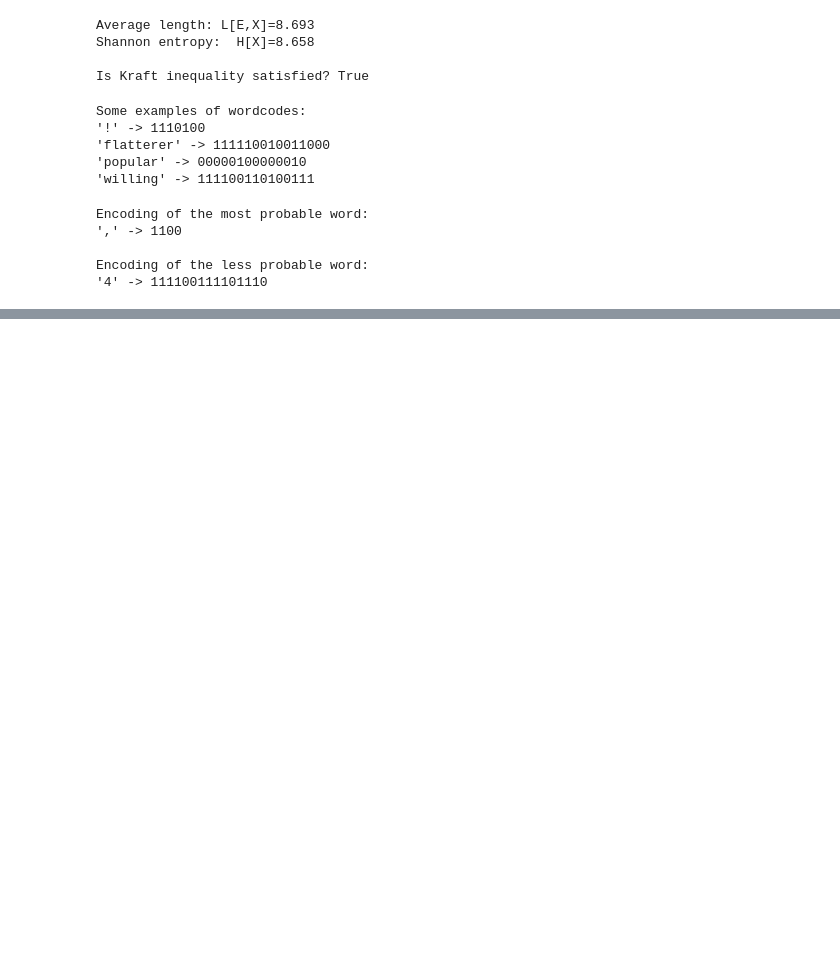
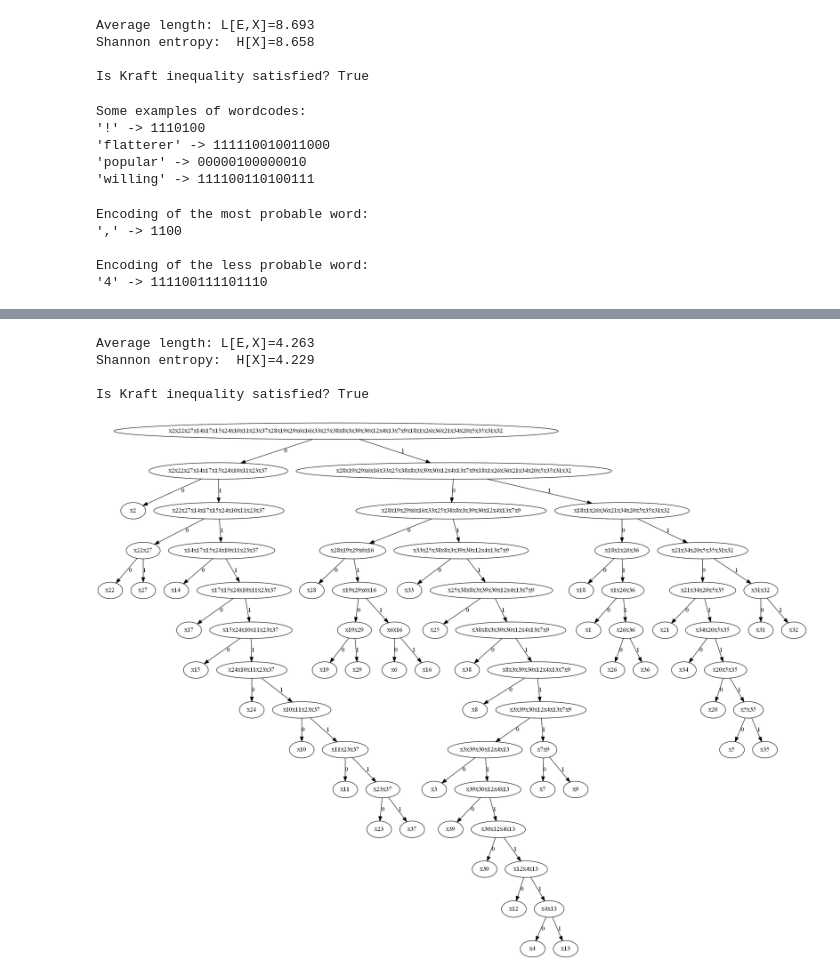
Before and after one commit to NicolaZomer/InformationTheory-Inference, a Jupyter notebook: 03_HuffmanAlgorithm.ipynb, the cells around one changed output, grey strips where cells are left out. Cells and saved outputs as stored; diff of their text form; code cells hidden in the pictures; blank space fills up the shorter version.

Commit message:
applied HC to characters encoding

```diff
--- a/03_HuffmanAlgorithm.ipynb
+++ b/03_HuffmanAlgorithm.ipynb
@@ -322,0 +327,25 @@ Encoding of the less probable word:
+# %%
+# import file
+file = open('./text.txt')
+mytext = file.read()
+
+# preprocessing
+mytext = mytext.replace('ACT V', 'ACT 5').replace('ACT IV', 'ACT 4').replace('ACT III', 'ACT 3').replace('ACT II', 'ACT 2').replace('ACT I', 'ACT 1')
+mytext = mytext.replace('SCENE III', 'SCENE 3').replace('SCENE II', 'SCENE 2').replace('SCENE I', 'SCENE 1')
+
+remove_digits = str.maketrans('', '', digits)
+mytext = mytext.translate(remove_digits)
+
+char_list = list(mytext.lower())
+
+# probability distribution of unique characters in the list
+values, counts = np.unique(char_list, return_counts=True)
+print('Number of unique characters in the text (+ punctuation):', len(values))
+prob_text_char = counts/len(char_list)
+
+# Huffman Algorithm
+encoding_text_char, steps_text = Huffman_Algorithm(prob_text_char, return_tree=True)
+
+HC_df = pd.DataFrame({'Symbol':values, 'Huffman Code':encoding_text_char})
+HC_df.index = ['x'+str(i+1) for i in range(len(values))]
+display(HC_df)
@@ -322,0 +371,15 @@ Encoding of the less probable word:
+# %%
+print('Average length: L[E,X]=%.3f' %(avg_length(prob_text_char, encoding_text_char)))
+print('Shannon entropy:  H[X]=%.3f' %(entropy(prob_text_char)))
+
+print('\nIs Kraft inequality satisfied?', kraft_inequality(encoding_text_char))
+# %% [output]
+Average length: L[E,X]=4.263
+Shannon entropy:  H[X]=4.229
+
+Is Kraft inequality satisfied? True
+# %%
+#plot_tree(steps_text)
+display_png(plot_tree(steps_text))
+# %% [output]
+[figure, added]
```
Also changed, not shown: parts of 6 cells of this notebook.
